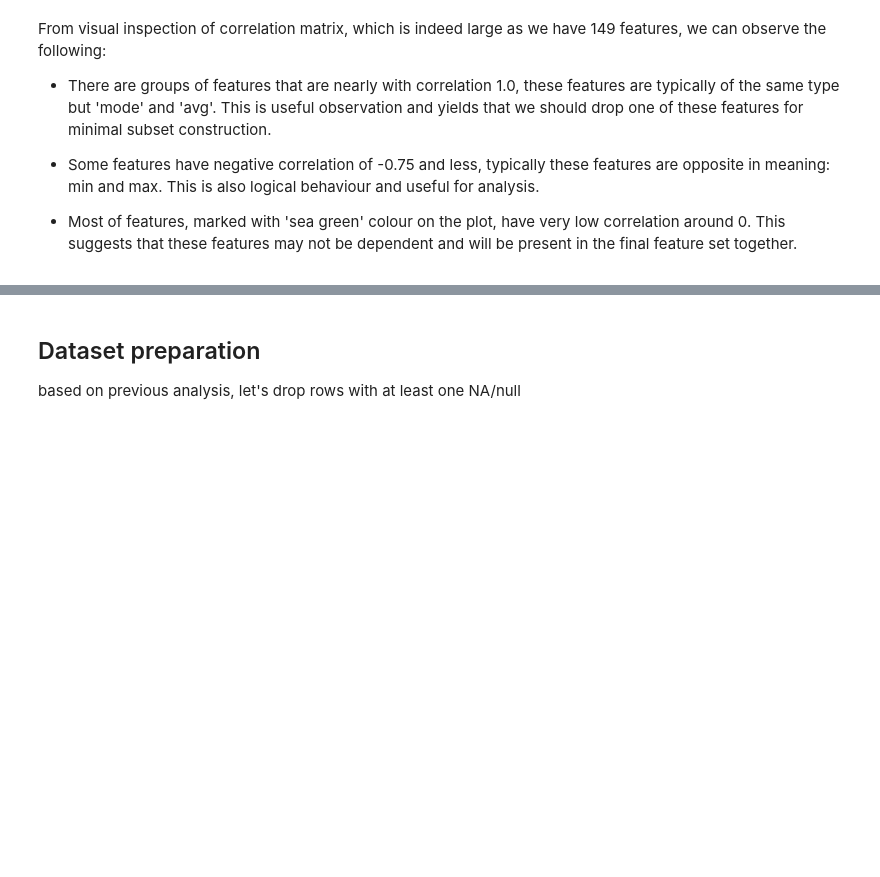
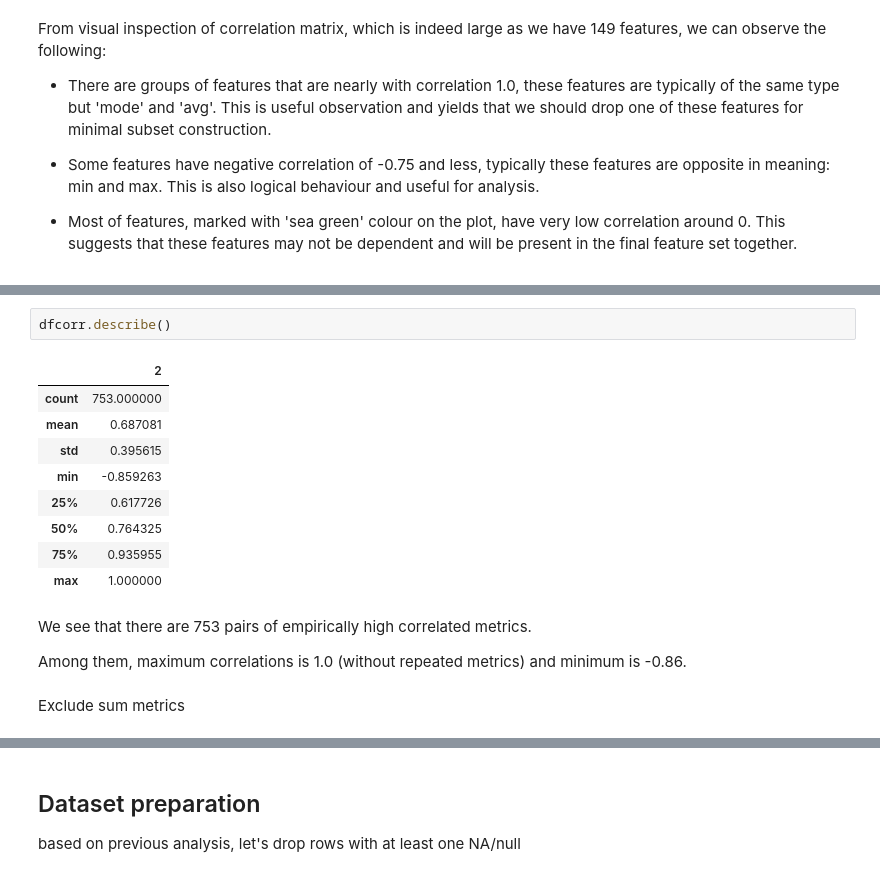
Before and after one commit to Glemhel/subsetter, a Jupyter notebook: Subsetter.ipynb, the cells around one changed output, grey strips where cells are left out. Drawn from its saved outputs; the diff is of its cells as text; blank space fills up the shorter version.

```diff
--- a/Subsetter.ipynb
+++ b/Subsetter.ipynb
@@ -216,0 +267,18 @@ From visual inspection of correlation matrix, which is indeed large as we have 1
+# %%
+dfcorr.describe()
+# %% [output]
+|  | 2 |
+| count | 753.000000 |
+| mean | 0.687081 |
+| std | 0.395615 |
+| min | -0.859263 |
+| 25% | 0.617726 |
+| 50% | 0.764325 |
+| 75% | 0.935955 |
+| max | 1.000000 |
+# %% [markdown]
+We see that there are 753 pairs of empirically high correlated metrics.
+
+Among them, maximum correlations is 1.0 (without repeated metrics) and minimum is -0.86.
+# %% [markdown]
+Exclude sum metrics
```
Also changed, not shown: parts of 8 cells of this notebook, 2 other files.
